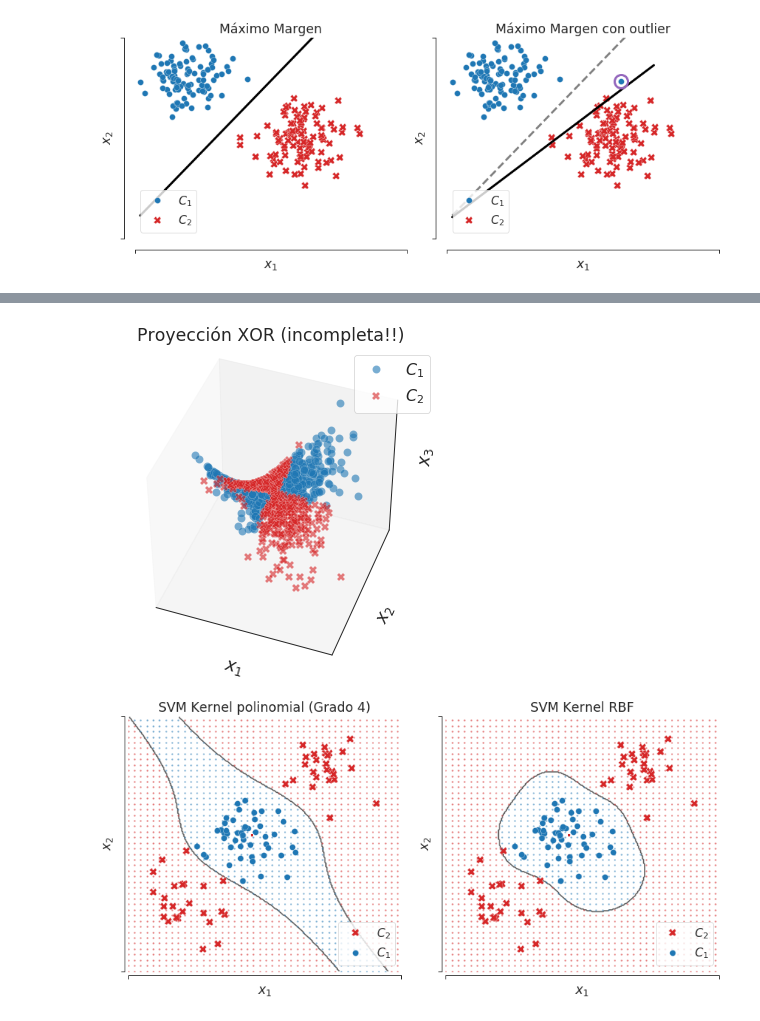
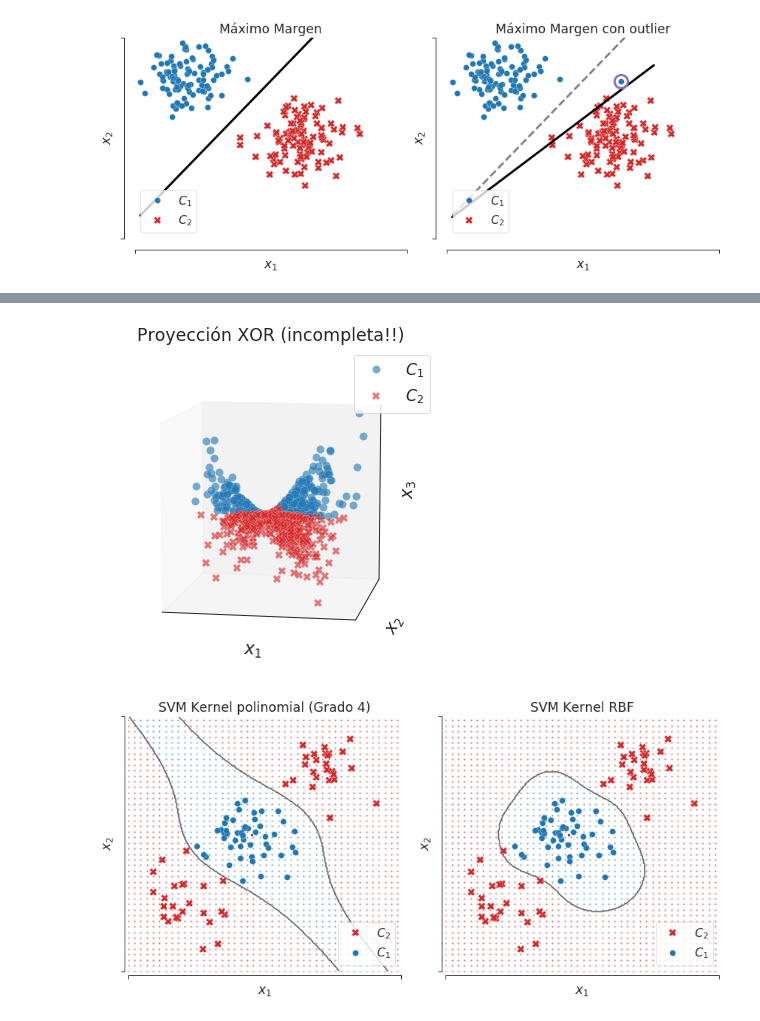
Before and after one commit to GAMES-UChile/Curso-Aprendizaje-de-Maquinas, a Jupyter notebook: Figuras.ipynb, the cells around one changed output, grey strips where cells are left out. Cells and saved outputs as stored; diff of their text form; code cells hidden in the pictures.

```diff
--- a/Figuras.ipynb
+++ b/Figuras.ipynb
@@ -751,36 +755,36 @@ if savefigs: plt.savefig(out_path + prefix + 'xor.pdf', bbox_inches='tight')
 # %%
 from mpl_toolkits.mplot3d import Axes3D
 
 fig = plt.figure(figsize=(6, 6))
 ax = fig.add_subplot(111, projection='3d')
 
 
 ax.plot(x[:, 0][cls1], x[:, 1][cls1], x[:, 0][cls1] * x[:, 1][cls1],
         'o', markeredgecolor='w', markeredgewidth=0.2, ms=8, label=r'$C_1$', alpha=0.6)
 ax.plot(x[:, 0][cls2], x[:, 1][cls2], x[:, 0][cls2] * x[:, 1][cls2],
         'X', markeredgecolor='w', markeredgewidth=0.2, ms=8, label=r'$C_2$',
         c=sns.color_palette()[3], alpha=0.6)
 
-angle = 110
-ax.view_init(45, angle)
+angle = 100
+ax.view_init(10, angle)
 plt.draw()
 
 ax.set_xlabel(r'$x_1$')
 ax.set_ylabel(r'$x_2$')
 ax.set_zlabel(r'$x_3$')
 ax.set_xticks([])
 ax.set_yticks([])
 ax.set_zticks([])
 
 plt.legend()
 
 plt.title('Proyección XOR (incompleta!!)')
 
 sns.despine(offset=15, trim=True)
 
-if savefigs: plt.savefig(out_path + prefix + 'xor_3d_proyeccion.pdf', bbox_inches='tight')
+# if savefigs: plt.savefig(out_path + prefix + 'xor_3d_proyeccion.pdf', bbox_inches='tight')
 # %% [output]
-[figure, old version]
+[figure, new version]
 # %%
 # import svm
 
```
Also changed, not shown: parts of 3 cells of this notebook, 2 other files.
